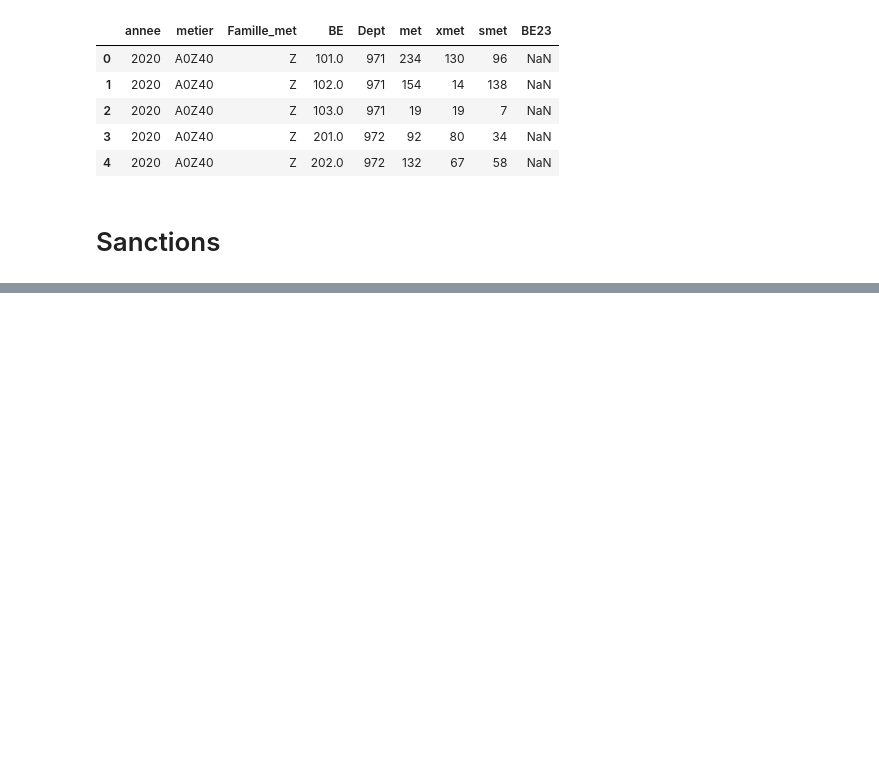
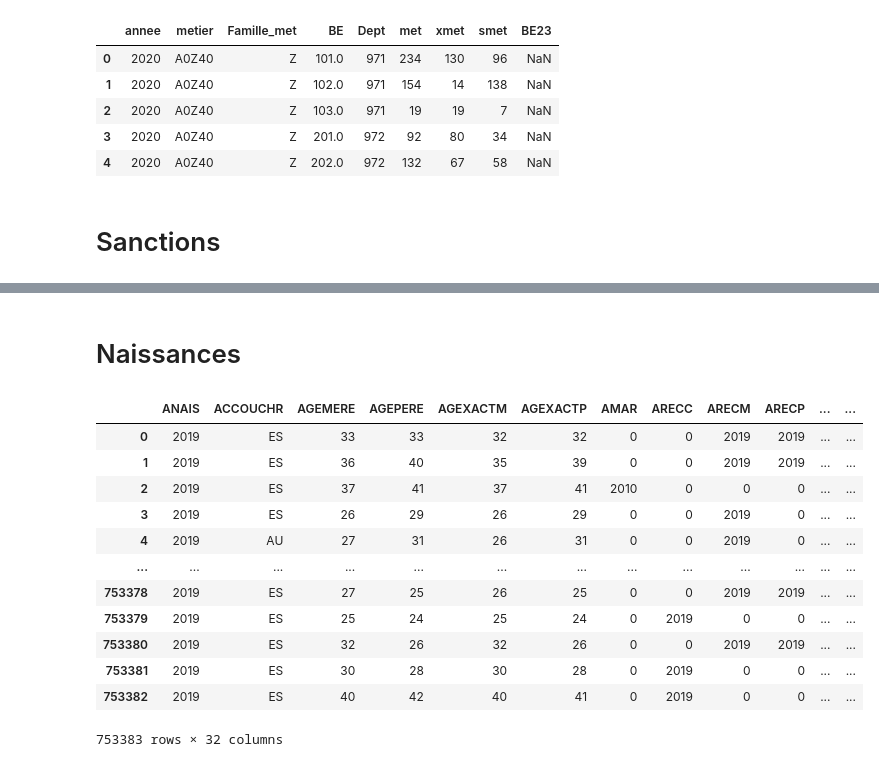
Before and after one commit to 3shadesblacker/MSPR02-Big-Data, a Jupyter notebook: traitement elections.ipynb, the cells around one changed output, grey strips where cells are left out. Cells and saved outputs as stored; diff of their text form; code cells hidden in the pictures; blank space fills up the shorter version.

Commit message:
Naissances

```diff
--- a/traitement elections.ipynb
+++ b/traitement elections.ipynb
@@ -450,3 +466,22 @@ df_sanction['sexe'] = df_sanction['sexe'].replace('f', 'F')
 df_sanction['sexe'] = df_sanction['sexe'].replace('h', 'H')
 df_sanction['nombre'] = df_sanction['nombre'].fillna(df_sanction['nombre'].mean())
 df_sanction['motif'] = df_sanction['motif'].fillna(random.choice(df_sanction['motif']))
+# %% [markdown]
+# Naissances
+# %%
+naissance = pd.read_csv('naissances/etatcivil2019_nais2019_csv/FD_NAIS_2019.csv', delimiter=';')
+naissance
+# %% [output]
+|  | ANAIS | ACCOUCHR | AGEMERE | AGEPERE | AGEXACTM | AGEXACTP | AMAR | ARECC | ARECM | ARECP | ... | ... |
+| 0 | 2019 | ES | 33 | 33 | 32 | 32 | 0 | 0 | 2019 | 2019 | ... | ... |
+| 1 | 2019 | ES | 36 | 40 | 35 | 39 | 0 | 0 | 2019 | 2019 | ... | ... |
+| 2 | 2019 | ES | 37 | 41 | 37 | 41 | 2010 | 0 | 0 | 0 | ... | ... |
+| 3 | 2019 | ES | 26 | 29 | 26 | 29 | 0 | 0 | 2019 | 0 | ... | ... |
+| 4 | 2019 | AU | 27 | 31 | 26 | 31 | 0 | 0 | 2019 | 0 | ... | ... |
+| ... | ... | ... | ... | ... | ... | ... | ... | ... | ... | ... | ... | ... |
+| 753378 | 2019 | ES | 27 | 25 | 26 | 25 | 0 | 0 | 2019 | 2019 | ... | ... |
+| 753379 | 2019 | ES | 25 | 24 | 25 | 24 | 0 | 2019 | 0 | 0 | ... | ... |
+| 753380 | 2019 | ES | 32 | 26 | 32 | 26 | 0 | 0 | 2019 | 2019 | ... | ... |
+| 753381 | 2019 | ES | 30 | 28 | 30 | 28 | 0 | 2019 | 0 | 0 | ... | ... |
+| 753382 | 2019 | ES | 40 | 42 | 40 | 41 | 0 | 2019 | 0 | 0 | ... | ... |
+753383 rows × 32 columns
```
Also changed, not shown: parts of 5 cells of this notebook.
